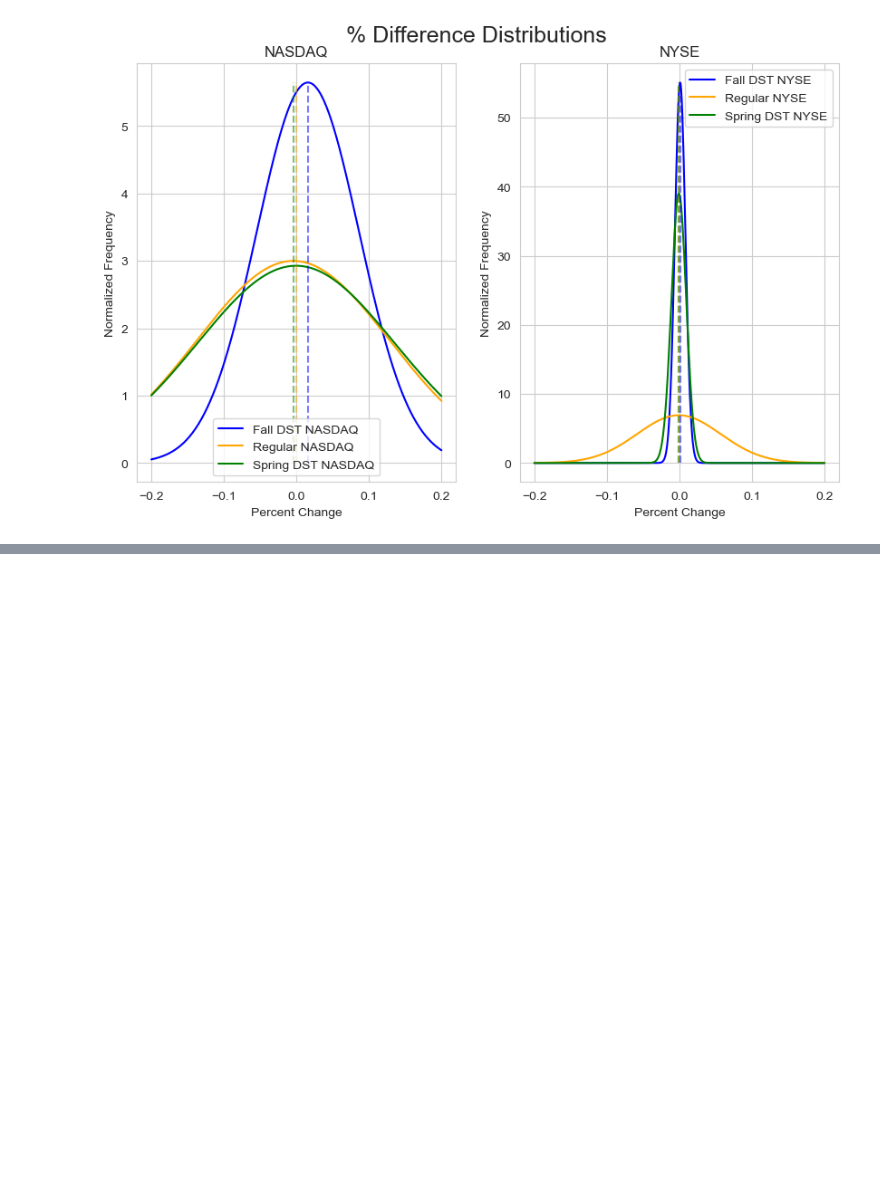
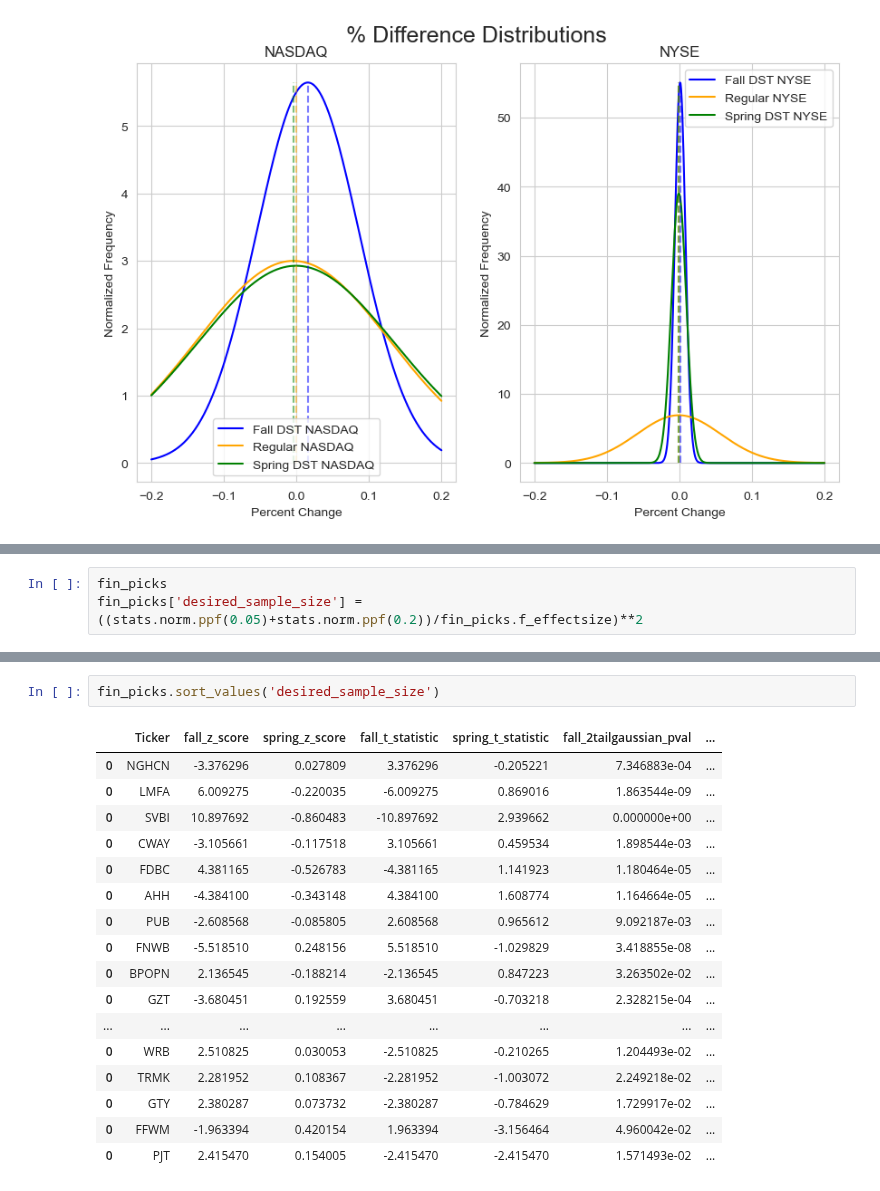
Before and after one commit to ghuckabe/DSTMarketAnalysis, a Jupyter notebook: model_exploration_gabby.ipynb, the cells around one changed output, grey strips where cells are left out. Cells and saved outputs as stored; diff of their text form; blank space fills up the shorter version.

```diff
--- a/model_exploration_gabby.ipynb
+++ b/model_exploration_gabby.ipynb
@@ -979,0 +1018,3 @@ ax1.legend()
+# %%
+fin_picks
+fin_picks['desired_sample_size'] = ((stats.norm.ppf(0.05)+stats.norm.ppf(0.2))/fin_picks.f_effectsize)**2
@@ -979,0 +1037,20 @@ ax1.legend()
+# %%
+fin_picks.sort_values('desired_sample_size')
+# %% [output]
+|  | Ticker | fall_z_score | spring_z_score | fall_t_statistic | spring_t_statistic | fall_2tailgaussian_pval | ... |
+| 0 | NGHCN | -3.376296 | 0.027809 | 3.376296 | -0.205221 | 7.346883e-04 | ... |
+| 0 | LMFA | 6.009275 | -0.220035 | -6.009275 | 0.869016 | 1.863544e-09 | ... |
+| 0 | SVBI | 10.897692 | -0.860483 | -10.897692 | 2.939662 | 0.000000e+00 | ... |
+| 0 | CWAY | -3.105661 | -0.117518 | 3.105661 | 0.459534 | 1.898544e-03 | ... |
+| 0 | FDBC | 4.381165 | -0.526783 | -4.381165 | 1.141923 | 1.180464e-05 | ... |
+| 0 | AHH | -4.384100 | -0.343148 | 4.384100 | 1.608774 | 1.164664e-05 | ... |
+| 0 | PUB | -2.608568 | -0.085805 | 2.608568 | 0.965612 | 9.092187e-03 | ... |
+| 0 | FNWB | -5.518510 | 0.248156 | 5.518510 | -1.029829 | 3.418855e-08 | ... |
+| 0 | BPOPN | 2.136545 | -0.188214 | -2.136545 | 0.847223 | 3.263502e-02 | ... |
+| 0 | GZT | -3.680451 | 0.192559 | 3.680451 | -0.703218 | 2.328215e-04 | ... |
+| ... | ... | ... | ... | ... | ... | ... | ... |
+| 0 | WRB | 2.510825 | 0.030053 | -2.510825 | -0.210265 | 1.204493e-02 | ... |
+| 0 | TRMK | 2.281952 | 0.108367 | -2.281952 | -1.003072 | 2.249218e-02 | ... |
+| 0 | GTY | 2.380287 | 0.073732 | -2.380287 | -0.784629 | 1.729917e-02 | ... |
+| 0 | FFWM | -1.963394 | 0.420154 | 1.963394 | -3.156464 | 4.960042e-02 | ... |
+| 0 | PJT | 2.415470 | 0.154005 | -2.415470 | -2.415470 | 1.571493e-02 | ... |
```
Also changed, not shown: parts of 45 cells of this notebook.
